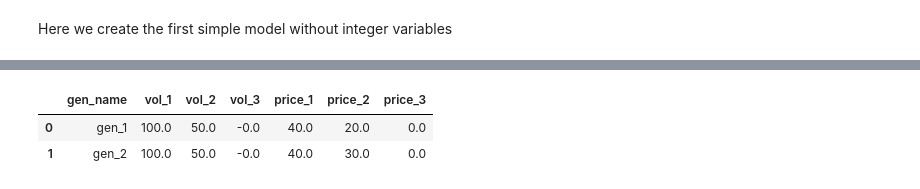
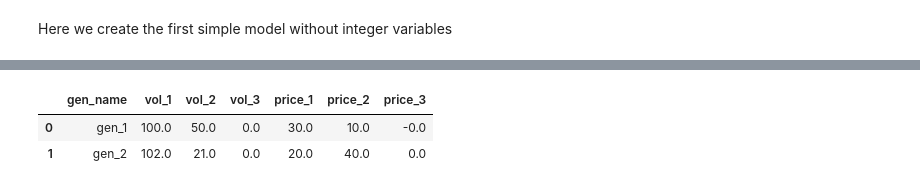
Before and after one commit to Skalolom/ModelBids, a Jupyter notebook: simple_model.ipynb, the cells around one changed output, grey strips where cells are left out. Drawn from its saved outputs; the diff is of its cells as text; code cells hidden in the pictures.

```diff
--- a/simple_model.ipynb
+++ b/simple_model.ipynb
@@ -4,7 +4,6 @@ Here we create the first simple model without integer variables
 import numpy as np
 import pandas as pd
 import cvxpy as cp
-import mosek
 from typing import Tuple
 
 def construct_equalities(
@@ -32,7 +31,7 @@ def construct_equalities(
     """
     alpha_coeffs = calculate_alpha_coeffs(gen_prices=gen_prices, supply_prices=supply_prices)
 
-    D1 = (np.ones_like(alpha_coeffs) - alpha_coeffs) * Q
+    D1 = (1 - alpha_coeffs) * Q
     D2 = alpha_coeffs * Q
 
     k, col_index = 2*m*n, 0
@@ -134,10 +133,10 @@ def decompose_supply_curve(
     gen_matrix = gen_df.to_numpy()[:, 1:]
     n, m = supply_volumes.shape[0], gen_matrix.shape[0]
     k = 2*n*m + 4*m
-    int_indices = [(index, ) for index in range(n*m, k)]
+    int_indices = [(index, ) for index in range(n*m, 2*n*m)]
     x = cp.Variable((k,), integer=int_indices)
     lower_bounds = np.zeros(k)
-    upper_bounds = np.concatenate((np.ones(2*m*n), 1e3*np.ones(4*m)))
+    upper_bounds = np.concatenate((np.ones(2*m*n), 1e5*np.ones(4*m)))
 
     A_eq, b_eq = construct_equalities(
         supply_volumes=supply_volumes,
@@ -154,9 +153,12 @@ def decompose_supply_curve(
     #     np.tile(supply_volumes, m),
     #     np.zeros(n*m)
     # ))
-    c = np.concatenate((np.zeros(2*n*m), np.ones(4*m)))
+    c = np.concatenate((np.ones(n*m), np.zeros(n*m), -1*np.ones(4*m)))
+
+    # теперь нам нужно добавить в целевой функционал условие на полноту разбора кривой предложения (как можно больше ступеней кривой
+    # предложения должны быть разобраны)
     problem = cp.Problem(
-        cp.Minimize(c @ x),
+        cp.Maximize(c @ x),
         [
             A_eq @ x == b_eq,
             A_ineq @ x <= b_ineq,
@@ -164,10 +166,7 @@ def decompose_supply_curve(
             x <= upper_bounds
         ]
     )
-    problem.solve(solver=cp.MOSEK, verbose=True)
-    # res = np.array(x.value[:-4*m])
-    # res = np.reshape(res, (m, 2*n))
-    # gen_bids = pd.DataFrame(data=res)
+    problem.solve(solver='GUROBI', verbose=True)
     gen_bids = parse_solution(
         supply_volumes=supply_volumes,
         supply_prices=supply_prices,
@@ -180,9 +179,9 @@ supply_prices = np.array([10, 20, 30, 40])
 supply_volumes = np.array([100, 200, 300, 400])
 gen_df = pd.DataFrame({
     'gen_name': np.array(['gen_1', 'gen_2']),
-    'p_ats': np.array([100, 150]),
-    'p_min': np.array([50, 100]),
-    'p_max': np.array([200, 250]),
+    'p_ats': np.array([100, 130]),
+    'p_min': np.array([50, 28]),
+    'p_max': np.array([200, 151]),
     'gen_price': np.array([25, 35])
 })
 gen_matrix = gen_df.to_numpy()[:, 1:]
@@ -215,3 +214,3 @@ gen_bids
 |  | gen_name | vol_1 | vol_2 | vol_3 | price_1 | price_2 | price_3 |
-| 0 | gen_1 | 100.0 | 50.0 | -0.0 | 40.0 | 20.0 | 0.0 |
-| 1 | gen_2 | 100.0 | 50.0 | -0.0 | 40.0 | 30.0 | 0.0 |
+| 0 | gen_1 | 100.0 | 50.0 | 0.0 | 30.0 | 10.0 | -0.0 |
+| 1 | gen_2 | 102.0 | 21.0 | 0.0 | 20.0 | 40.0 | 0.0 |
```
Also changed, not shown: parts of 17 cells of this notebook.
